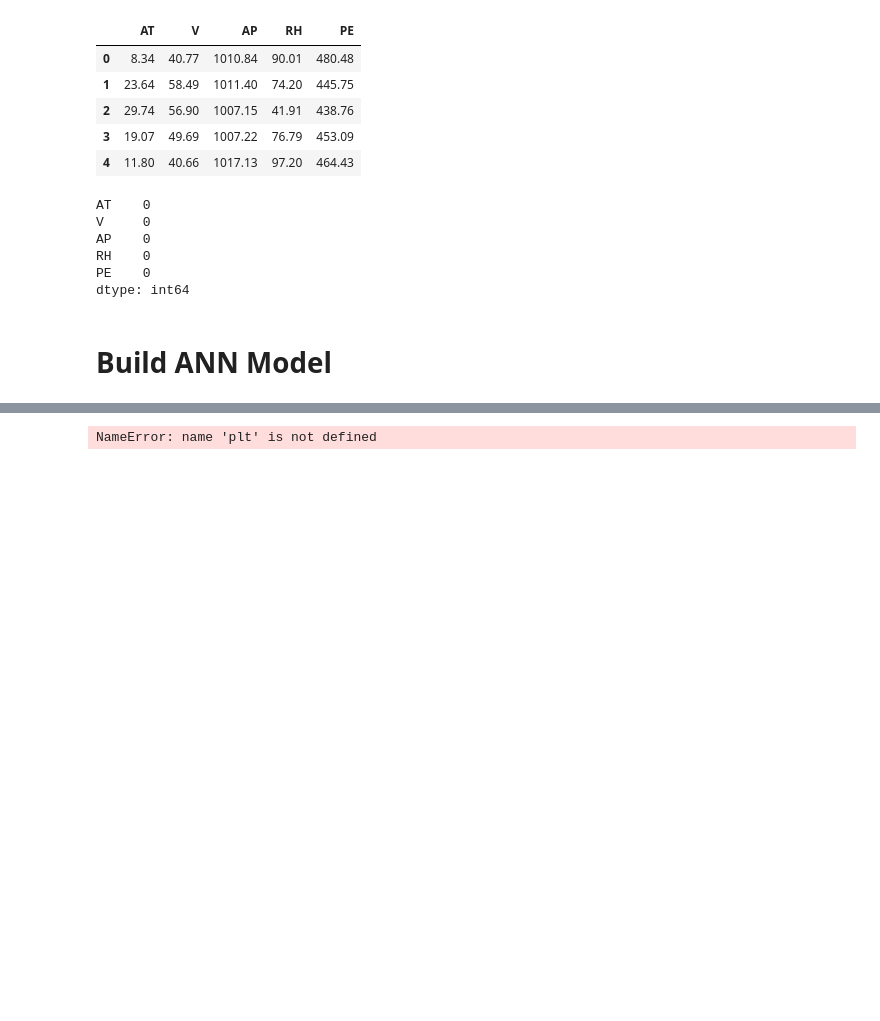
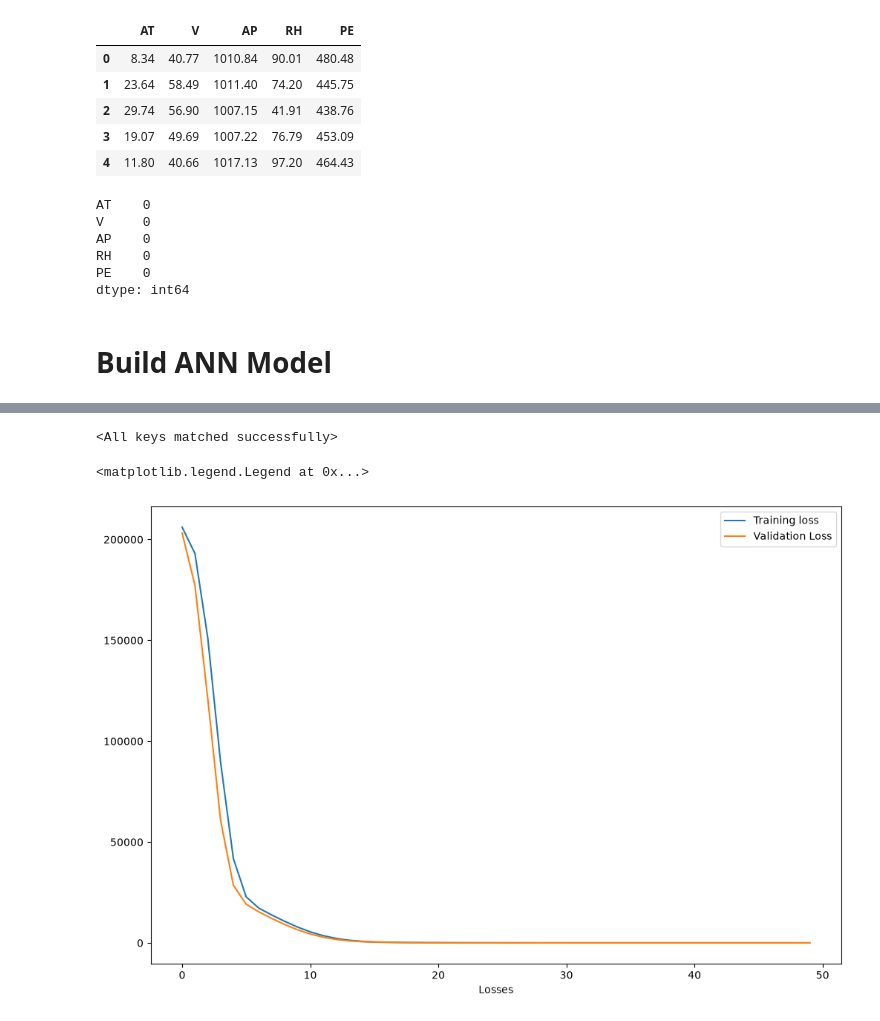
Before and after one commit to toufikansari/DeepLearning_PyTorch, a Jupyter notebook: Artificial_Nuaral_Network/ANN.ipynb, the cells around one changed output, grey strips where cells are left out. Saved outputs shown, nothing was run; the diff lists cells and outputs as text; code cells hidden in the pictures; blank space fills up the shorter version.

Commit message:
Saving and loading out best model

```diff
--- a/Artificial_Nuaral_Network/ANN.ipynb
+++ b/Artificial_Nuaral_Network/ANN.ipynb
@@ -106,7 +106,7 @@ optimizer = optim.Adam(model.parameters())
 # Train Our Ann
 train_losses = []
 val_losses = []
-
+best_val_loss = float("inf")
 epochs = 50
 
 for epoch in range(epochs):
@@ -141,4 +141,9 @@ for epoch in range(epochs):
     val_losses.append(epoch_val_loss)
 
     print(f"epoch{epoch+1} / {epochs} ==> training loss = {epoch_train_loss} & loss {running_val_loss} ")
+
+    # Put the value in best val loss
+    if epoch_val_loss < best_val_loss:
+        best_val_loss = epoch_val_loss
+        torch.save(model.state_dict() , "best_model.pt")
 # %% [output]
@@ -162,16 +167,22 @@ epoch50 / 50 ==> training loss = 21.662148559093474 & loss 1216.193115234375
+# %%
+# Loding the best model
+model.load_state_dict(torch.load("best_model.pt"))
+# %% [output]
+<All keys matched successfully>
 # %%
 # Plot the model
-
+import matplotlib.pyplot as plt
 loss_df = pd.DataFrame({
     "Training Loss" : train_losses,
     "Validation Loss" : val_losses
 })
-
+plt.figure(figsize=(12,8))
 plt.plot(loss_df["Training Loss"] , label="Training loss")
 plt.plot(loss_df["Validation Loss"] , label="Validation Loss")
 
 plt.xlabel("Epoch")
 plt.xlabel("Losses")
 plt.legend()
 # %% [output]
-NameError: name 'plt' is not defined
+<matplotlib.legend.Legend at 0x...>
+[figure, added]
```
Also changed, not shown: parts of 1 cell of this notebook, 1 other file.
